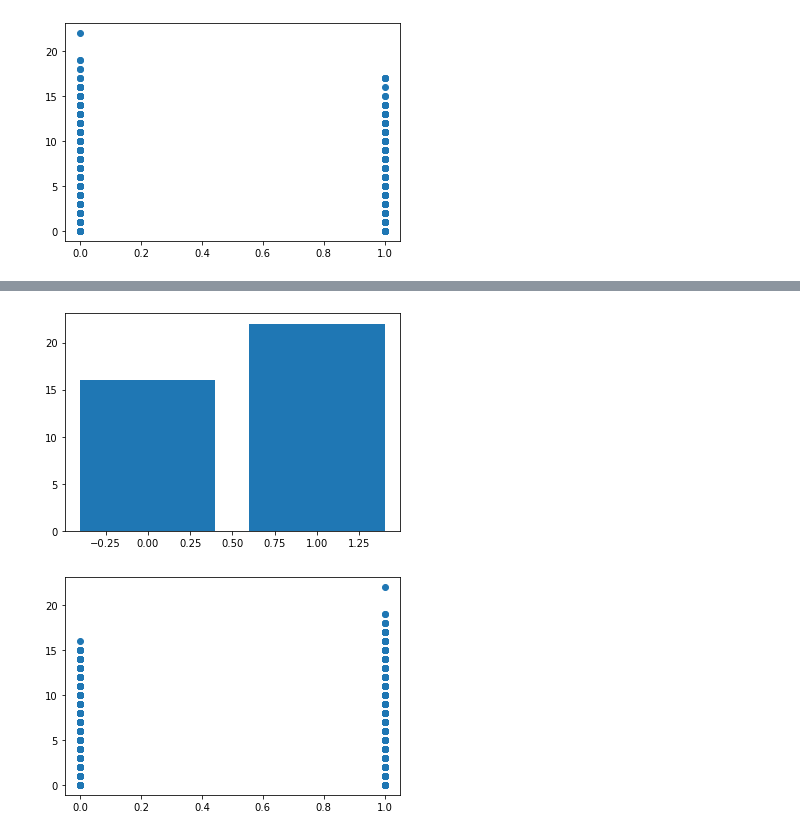
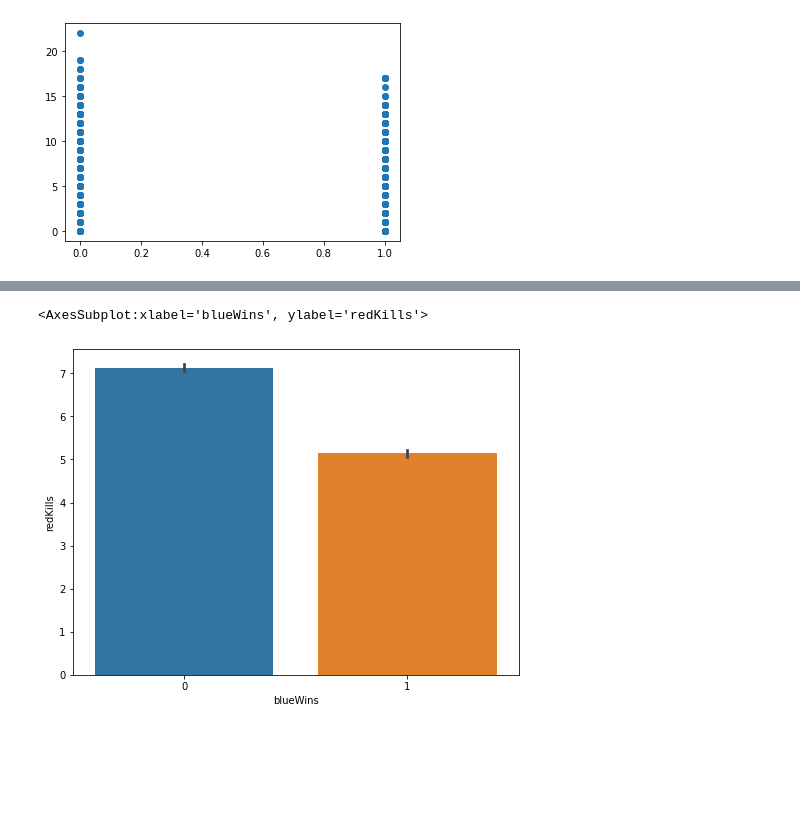
Before and after one commit to krvosen/bsc-phase-three-project, a Jupyter notebook: notebooks/exploratory/member-1/phase_3_project.ipynb, the cells around one changed output, grey strips where cells are left out. Saved outputs shown, nothing was run; the diff lists cells and outputs as text; code cells hidden in the pictures; blank space fills up the shorter version.

```diff
--- a/notebooks/exploratory/member-1/phase_3_project.ipynb
+++ b/notebooks/exploratory/member-1/phase_3_project.ipynb
@@ -614,15 +605,8 @@ plt.show()
-# %%
-x = df['blueWins']
-y = df['blueKills']
-plt.bar(x,y)
-plt.show()
-# %% [output]
-[figure, removed]
-# %%
-x = df['blueWins']
-y = df['blueKills']
-plt.scatter(x,y)
-plt.show()
-# %% [output]
-[figure, removed]
+# %%
+fig, ax = plt.subplots(figsize=(8, 6))
+sns.barplot(data=df, x='blueWins', y='redKills', ax=ax)
+#bar graph showing blue wins vs red kills, repeating the same process for the rest of the graphs
+# %% [output]
+<AxesSubplot:xlabel='blueWins', ylabel='redKills'>
+[figure, added]
 # %%
```
Also changed, not shown: parts of 57 cells of this notebook, 1 other file.
